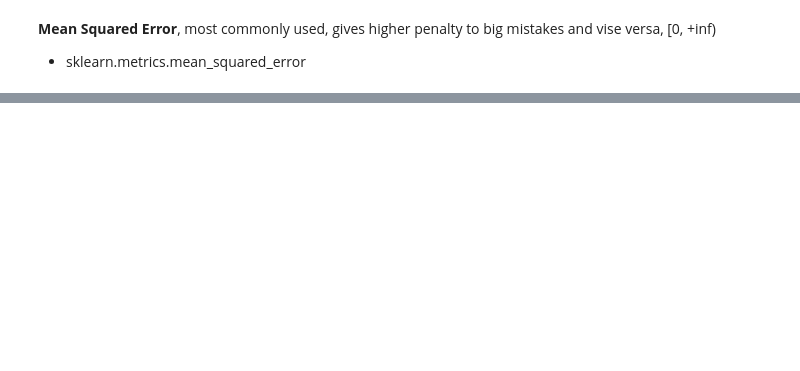
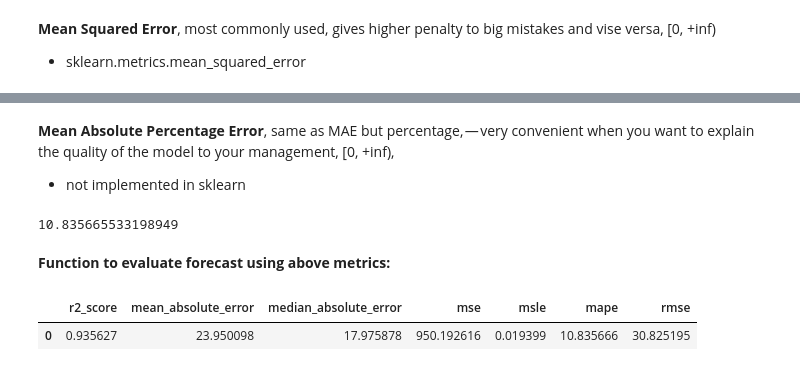
Before and after one commit to eshraongithub/global_sustainable_equity_fund_etl_and_time_series_forecasting, a Jupyter notebook: gsef_detailed_time_series_analysis.ipynb, the cells around one changed output, grey strips where cells are left out. Cells and saved outputs as stored; diff of their text form; code cells hidden in the pictures; blank space fills up the shorter version.

Commit message:
Add forecast quality score metrics to the detailed time series analysis

```diff
--- a/gsef_detailed_time_series_analysis.ipynb
+++ b/gsef_detailed_time_series_analysis.ipynb
@@ -404,0 +414,28 @@ mean_squared_error(y, predictions_ARIMA)
+# %% [markdown]
+__Mean Absolute Percentage Error__, same as MAE but percentage, — very convenient when you want to explain the quality of the model to your management, [0, +inf),
+- not implemented in sklearn
+# %%
+def mean_absolute_percentage_error(y_true, y_pred):
+    return np.mean(np.abs((y_true - y_pred) / y_true)) * 100
+# %%
+mean_absolute_percentage_error(y, predictions_ARIMA)
+# %% [output]
+10.835665533198949
+# %% [markdown]
+__Function to evaluate forecast using above metrics:__
+# %%
+def evaluate_forecast(y,pred):
+    results = pd.DataFrame({'r2_score':r2_score(y, pred),
+                           }, index=[0])
+    results['mean_absolute_error'] = mean_absolute_error(y, pred)
+    results['median_absolute_error'] = median_absolute_error(y, pred)
+    results['mse'] = mean_squared_error(y, pred)
+    results['msle'] = mean_squared_log_error(y, pred)
+    results['mape'] = mean_absolute_percentage_error(y, pred)
+    results['rmse'] = np.sqrt(results['mse'])
+    return results
+# %%
+evaluate_forecast(y, predictions_ARIMA)
+# %% [output]
+|  | r2_score | mean_absolute_error | median_absolute_error | mse | msle | mape | rmse |
+| 0 | 0.935627 | 23.950098 | 17.975878 | 950.192616 | 0.019399 | 10.835666 | 30.825195 |
```
Also changed, not shown: parts of 14 cells of this notebook, 1 other file.
